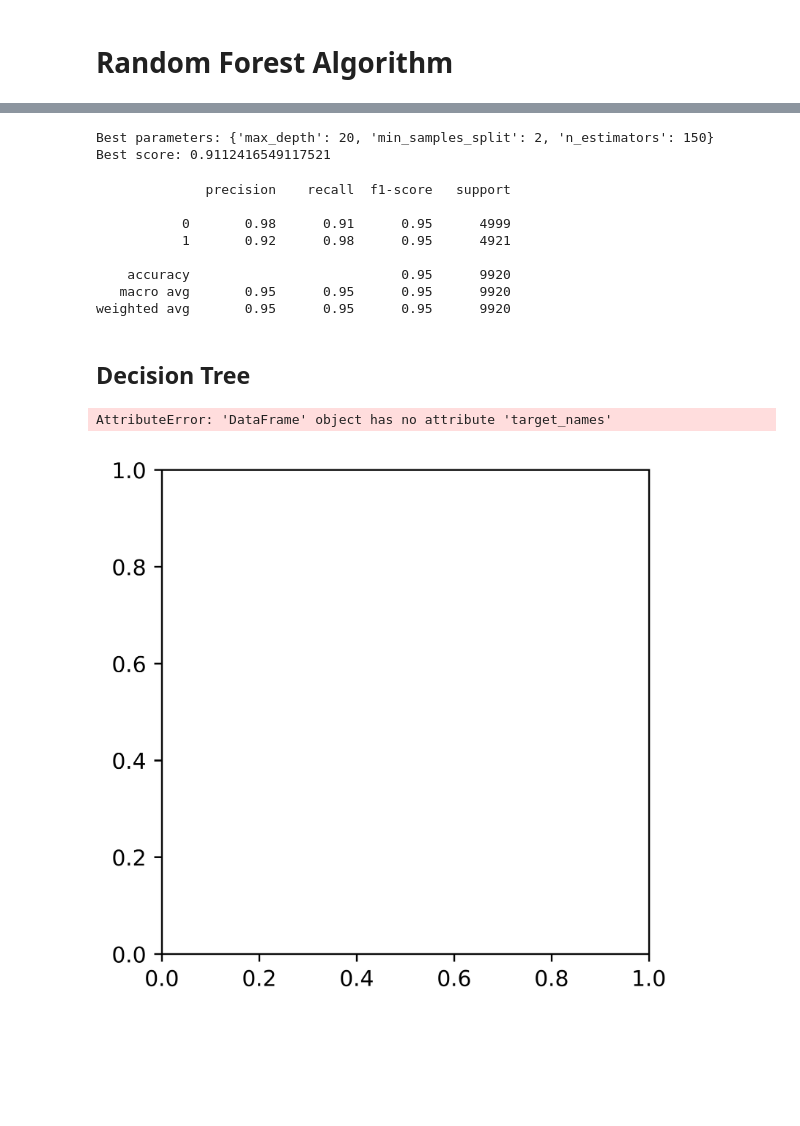
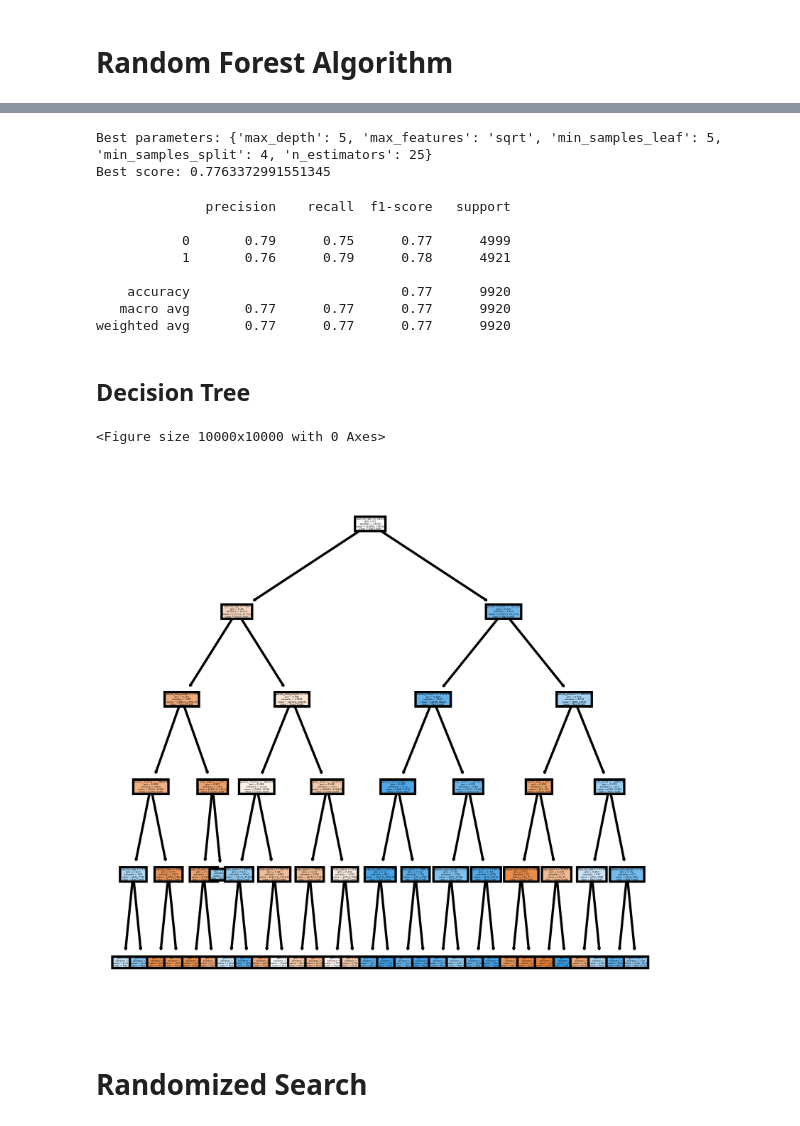
Before and after one commit to georgembugua00/credit_risk_classifier, a Jupyter notebook: notebook.ipynb, the cells around one changed output, grey strips where cells are left out. Cells and saved outputs as stored; diff of their text form; code cells hidden in the pictures; blank space fills up the shorter version.

```diff
--- a/notebook.ipynb
+++ b/notebook.ipynb
@@ -943,0 +919,8 @@ param_grid = {
+# %%
+param_grid = {
+    'n_estimators':range(25,50,100),
+    'max_depth': range(5,15,20),
+    'min_samples_split':range(4,6,8),
+    'min_samples_leaf': range(4,6),
+    'max_features':['sqrt','log2']
+}
@@ -944 +935,3 @@ param_grid = {
+# %%
+cross_vald = KFold(n_splits=8,shuffle = True, random_state=42)
 # %%
@@ -959,8 +952,8 @@ GridSearchCV(cv=KFold(n_splits=5, random_state=42, shuffle=True),
 print("Best parameters:", grid_search.best_params_)
 print("Best score:", grid_search.best_score_)
 # %% [output]
-Best parameters: {'max_depth': 20, 'min_samples_split': 2, 'n_estimators': 150}
-Best score: 0.9112416549117521
+Best parameters: {'max_depth': 5, 'max_features': 'sqrt', 'min_samples_leaf': 5, 'min_samples_split': 4, 'n_estimators': 25}
+Best score: 0.7763372991551345
 # %%
 # Use the best model for prediction
 best_model = grid_search.best_estimator_
@@ -970,22 +963,27 @@ print(classification_report(y_test_oversample,predictions))
 # %% [output]
               precision    recall  f1-score   support
 
-           0       0.98      0.91      0.95      4999
-           1       0.92      0.98      0.95      4921
+           0       0.79      0.75      0.77      4999
+           1       0.76      0.79      0.78      4921
 
-    accuracy                           0.95      9920
-   macro avg       0.95      0.95      0.95      9920
-weighted avg       0.95      0.95      0.95      9920
+    accuracy                           0.77      9920
+   macro avg       0.77      0.77      0.77      9920
+weighted avg       0.77      0.77      0.77      9920
 # %% [markdown]
 ## Decision Tree
+# %%
+target_names = ['Good Credit','Bad Credit']
 # %%
 estimator = best_model[0]
 # Visualize the decision tree
+plt.figure(figsize=(100,100))
 fig, axes = plt.subplots(nrows = 1,ncols = 1,figsize = (4,4), dpi=800)
 tree.plot_tree(estimator,
                 feature_names=train_test_data.columns,  # Use columns instead of feature_names
-                class_names=train_test_data.target_names,
+                class_names=target_names,
                 filled = True);
 # %% [output]
-AttributeError: 'DataFrame' object has no attribute 'target_names'
+<Figure size 10000x10000 with 0 Axes>
-[figure, old version]
+[figure, new version]
+# %% [markdown]
+# Randomized Search
```
Also changed, not shown: parts of 42 cells of this notebook, 5 other files.
